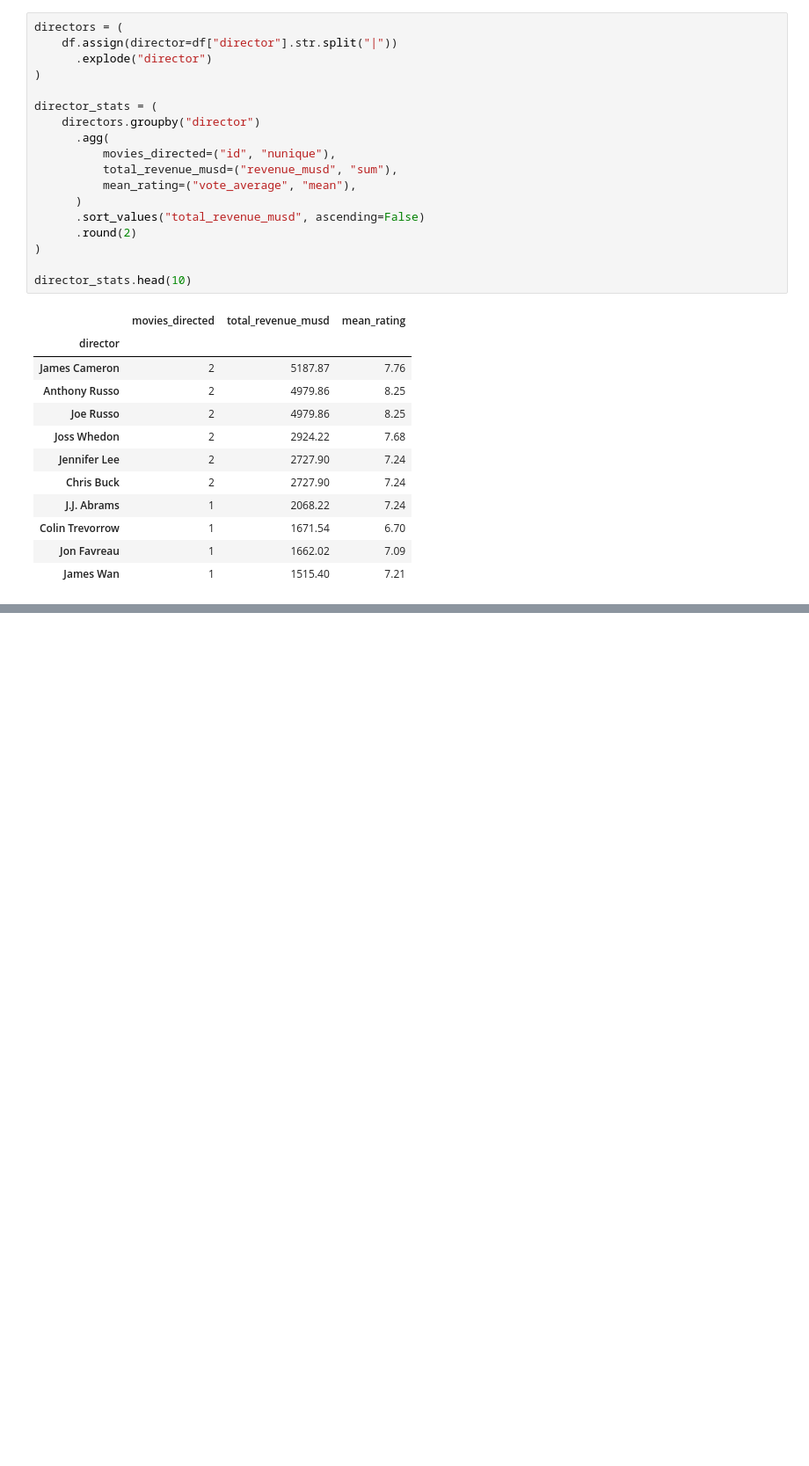
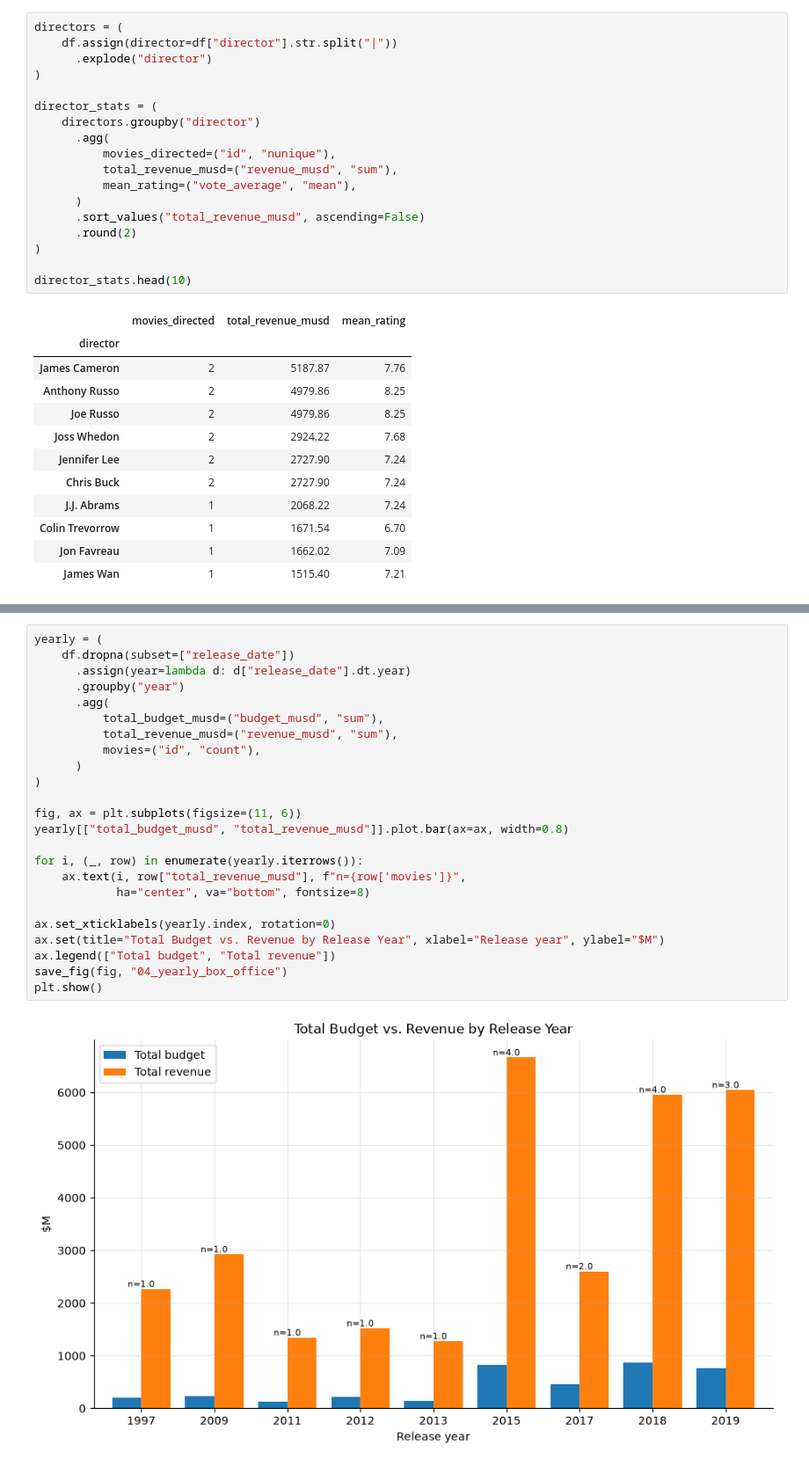
Before and after one commit to CasualLev/tmdb-movalyzer, a Jupyter notebook: notebooks/tmdb_analysis.ipynb, the cells around one changed output, grey strips where cells are left out. Shown at 88% size. Saved outputs shown, nothing was run; the diff lists cells and outputs as text; blank space fills up the shorter version.

```diff
--- a/notebooks/tmdb_analysis.ipynb
+++ b/notebooks/tmdb_analysis.ipynb
@@ -799,0 +900,26 @@ director_stats.head(10)
+# %%
+yearly = (
+    df.dropna(subset=["release_date"])
+      .assign(year=lambda d: d["release_date"].dt.year)
+      .groupby("year")
+      .agg(
+          total_budget_musd=("budget_musd", "sum"),
+          total_revenue_musd=("revenue_musd", "sum"),
+          movies=("id", "count"),
+      )
+)
+
+fig, ax = plt.subplots(figsize=(11, 6))
+yearly[["total_budget_musd", "total_revenue_musd"]].plot.bar(ax=ax, width=0.8)
+
+for i, (_, row) in enumerate(yearly.iterrows()):
+    ax.text(i, row["total_revenue_musd"], f"n={row['movies']}",
+            ha="center", va="bottom", fontsize=8)
+
+ax.set_xticklabels(yearly.index, rotation=0)
+ax.set(title="Total Budget vs. Revenue by Release Year", xlabel="Release year", ylabel="$M")
+ax.legend(["Total budget", "Total revenue"])
+save_fig(fig, "04_yearly_box_office")
+plt.show()
+# %% [output]
+[figure, added]
```
Also changed, not shown: parts of 11 cells of this notebook, 5 other files.
